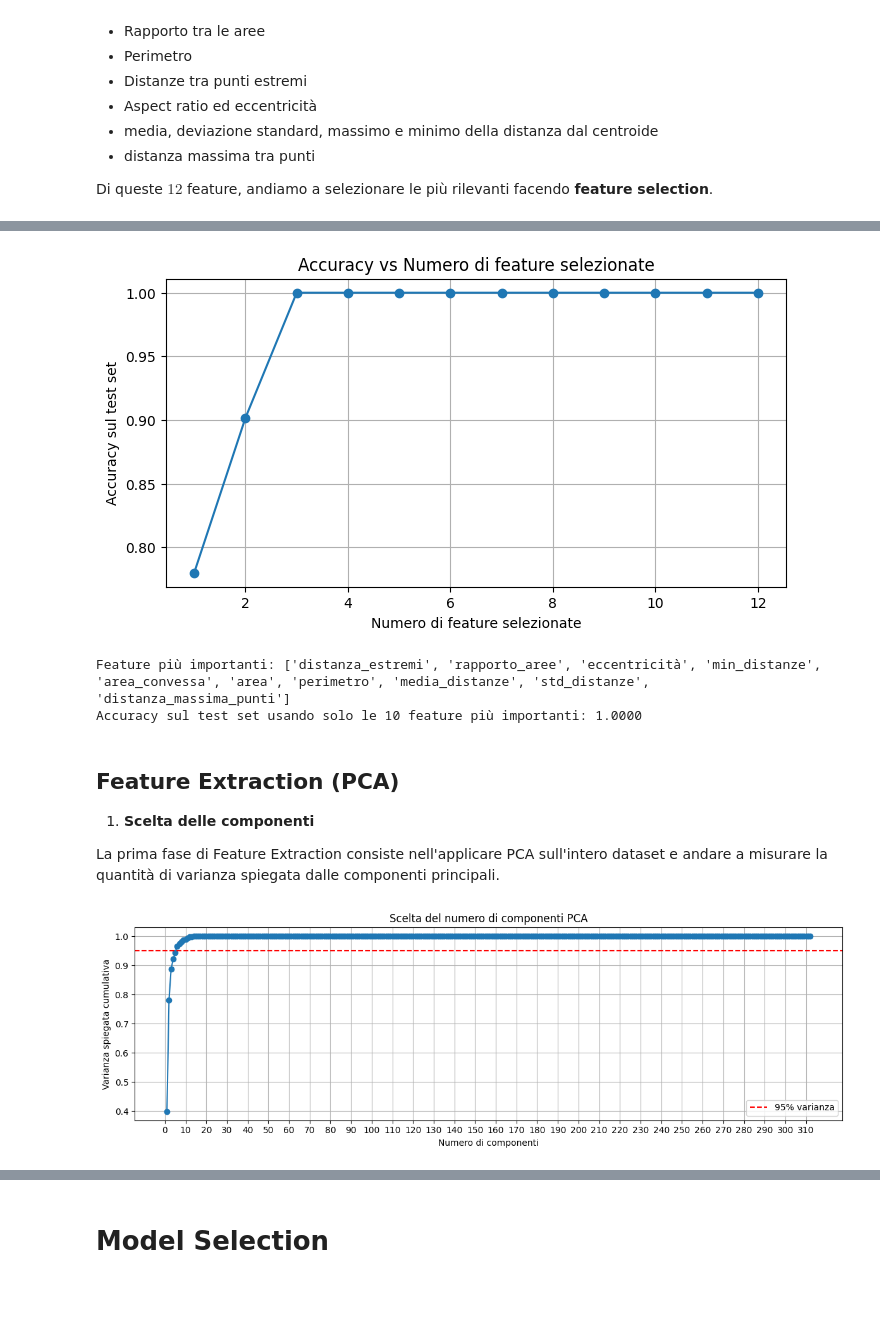
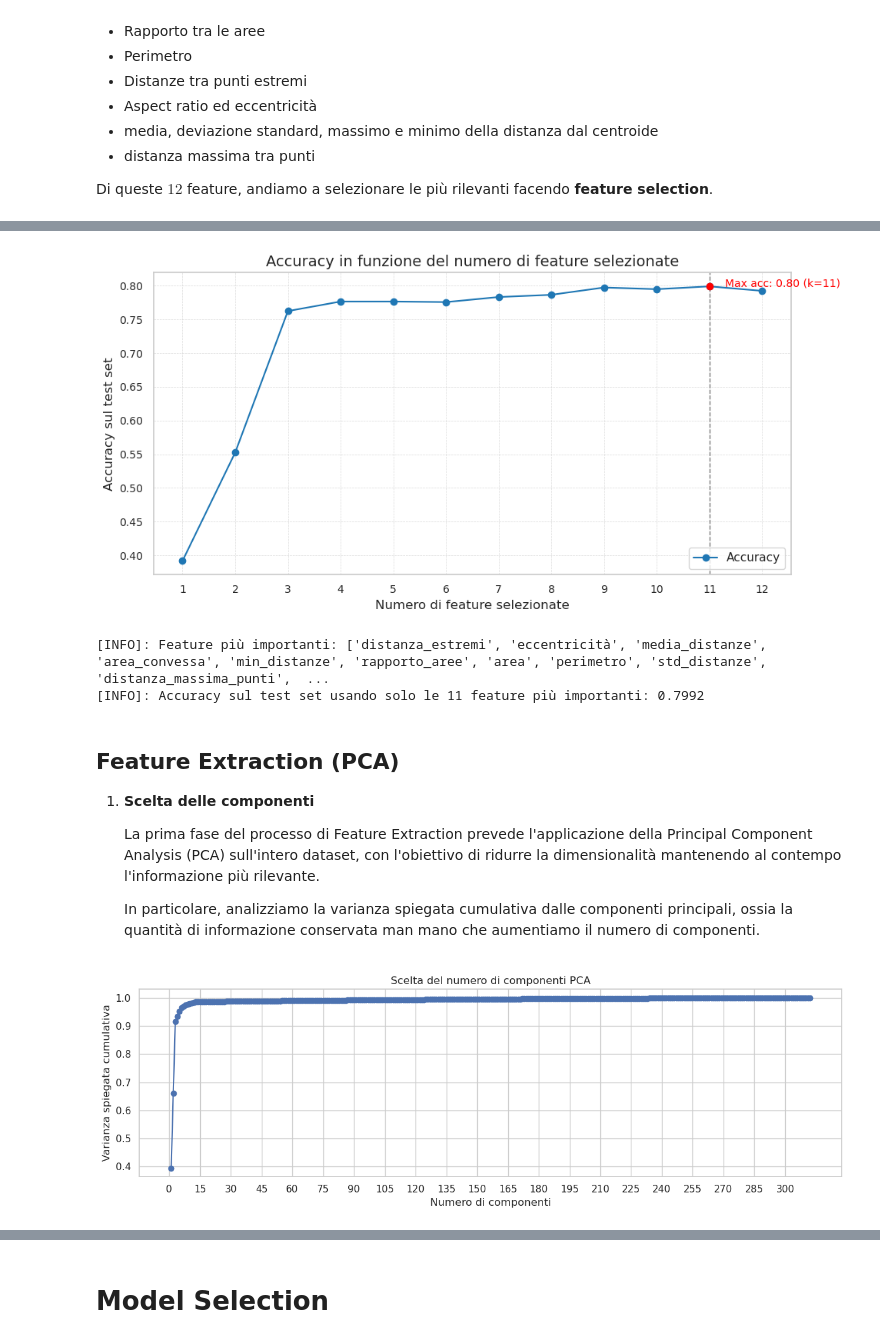
Before and after one commit to IonutZbir/University, a Jupyter notebook: Terzo_Anno/DataMining/esame/riconoscimento_forme_finale.ipynb, the cells around one changed output, grey strips where cells are left out. Saved outputs shown, nothing was run; the diff lists cells and outputs as text; code cells hidden in the pictures; blank space fills up the shorter version.

```diff
--- a/Terzo_Anno/DataMining/esame/riconoscimento_forme_finale.ipynb
+++ b/Terzo_Anno/DataMining/esame/riconoscimento_forme_finale.ipynb
@@ -711,7 +677,7 @@ def ottieni_features(X, distanze=False, points=False):
 
     return X_f
 # %%
-RUMORE = 0
+RUMORE = 0.7
 PUNTI = 100
 FORME = 1000
 X, y = genera_campioni(n_shapes=FORME, n_punti=PUNTI, rumore_std_bound=RUMORE)
@@ -783,33 +788,53 @@ Adesso, una volta calcolata l'importanza di ciascuna feature, prendiamo quelle c
 # %%
 idx_sorted = np.argsort(importanze_medie)[::-1]  # indici delle feature ordinate per importanza decrescente
 
 accuracies = []
 feature_range = range(1, len(feature_names) + 1)
 for k in feature_range:
     X_f_k = X_selection[:, idx_sorted[:k]]
     X_train_k, X_test_k, y_train_k, y_test_k = train_test_split(X_f_k, y, test_size=0.3, random_state=42, stratify=y)
     clf_k = RandomForestClassifier(random_state=42)
     clf_k.fit(X_train_k, y_train_k)
     y_pred_k = clf_k.predict(X_test_k)
     acc_k = accuracy_score(y_test_k, y_pred_k)
     accuracies.append(acc_k)
 
-plt.figure(figsize=(8, 4))
-plt.plot(feature_range, accuracies, marker='o')
-plt.xlabel('Numero di feature selezionate')
-plt.ylabel('Accuracy sul test set')
-plt.title('Accuracy vs Numero di feature selezionate')
-plt.grid(True)
+plt.figure(figsize=(10, 5))
+plt.plot(feature_range, accuracies, marker='o', linestyle='-', color='#1f77b4', label='Accuracy')
+plt.xlabel('Numero di feature selezionate', fontsize=12)
+plt.ylabel('Accuracy sul test set', fontsize=12)
+plt.title('Accuracy in funzione del numero di feature selezionate', fontsize=14)
+
+# Aggiunta di una griglia più chiara
+plt.grid(True, which='both', linestyle='--', linewidth=0.5, alpha=0.7)
+
+# Evidenzia il punto migliore, se vuoi
+best_k = feature_range[np.argmax(accuracies)]
+best_acc = max(accuracies)
+plt.axvline(best_k, color='gray', linestyle='--', linewidth=1)
+plt.scatter(best_k, best_acc, color='red', zorder=5)
+plt.text(best_k + 0.3, best_acc, f"Max acc: {best_acc:.2f} (k={best_k})", color='red', fontsize=10)
+
+# Tick più leggibili
+plt.xticks(feature_range, rotation=0)
+plt.yticks(fontsize=10)
+plt.xticks(fontsize=10)
+
+# Aggiunta di una legenda, anche se è solo una linea
+plt.legend(loc='lower right')
+
+# Margini e layout
+plt.tight_layout()
 plt.show()
 # %% [output]
-[figure, old version]
+[figure, new version]
 # %%
 def seleziona_feature_custom(X, idx_sorted, k):
     return X[:, idx_sorted[:k]]
 # %%
-top_k = 10
+top_k = best_k
 feature_selezionate = [feature_names[i] for i in idx_sorted[:top_k]]
-print("Feature più importanti:", feature_selezionate)
+print("[INFO]: Feature più importanti:", feature_selezionate)
 
 X_f_selected = seleziona_feature_custom(X_selection, idx_sorted, top_k)
 
@@ -819,38 +844,38 @@ clf_sel = RandomForestClassifier(random_state=42)
 clf_sel.fit(X_train_sel, y_train_sel)
 y_pred_sel = clf_sel.predict(X_test_sel)
 acc_sel = accuracy_score(y_test_sel, y_pred_sel)
-print(f"Accuracy sul test set usando solo le {top_k} feature più importanti: {acc_sel:.4f}")
+print(f"[INFO]: Accuracy sul test set usando solo le {top_k} feature più importanti: {acc_sel:.4f}")
 # %% [output]
-Feature più importanti: ['distanza_estremi', 'rapporto_aree', 'eccentricità', 'min_distanze', 'area_convessa', 'area', 'perimetro', 'media_distanze', 'std_distanze', 'distanza_massima_punti']
-Accuracy sul test set usando solo le 10 feature più importanti: 1.0000
+[INFO]: Feature più importanti: ['distanza_estremi', 'eccentricità', 'media_distanze', 'area_convessa', 'min_distanze', 'rapporto_aree', 'area', 'perimetro', 'std_distanze', 'distanza_massima_punti',  ...
+[INFO]: Accuracy sul test set usando solo le 11 feature più importanti: 0.7992
 # %% [markdown]
 ## Feature Extraction (PCA)
 
 1. **Scelta delle componenti**
 
-La prima fase di Feature Extraction consiste nell'applicare PCA sull'intero dataset e andare a misurare la quantità di varianza spiegata dalle componenti principali.
+    La prima fase del processo di Feature Extraction prevede l'applicazione della Principal Component Analysis (PCA) sull'intero dataset, con l'obiettivo di ridurre la dimensionalità mantenendo al contempo l'informazione più rilevante.
+
+    In particolare, analizziamo la varianza spiegata cumulativa dalle componenti principali, ossia la quantità di informazione conservata man mano che aumentiamo il numero di componenti.
 # %%
 X_extraction = ottieni_features(X, distanze=True, points=True)
-
+X_train, X_test, y_train_pca, y_test_pca = train_test_split(X_extraction, y, test_size=0.3, random_state=42, stratify=y)
 pca = PCA(svd_solver="randomized", whiten=True)
-pca.fit(X_extraction)
+pca.fit(X_train)
 
 # Varianza spiegata cumulativa
 varianza_cumulativa = np.cumsum(pca.explained_variance_ratio_)
 
 plt.figure(figsize=(12, 4))
 plt.plot(range(1, len(varianza_cumulativa)+1), varianza_cumulativa, marker='o')
-plt.axhline(y=0.95, color='r', linestyle='--', label='95% varianza')
 plt.xlabel("Numero di componenti")
 plt.ylabel("Varianza spiegata cumulativa")
 plt.title("Scelta del numero di componenti PCA")
 plt.grid(True)
-plt.legend()
-plt.xticks(ticks=np.arange(0, len(varianza_cumulativa) + 1, 10))
+plt.xticks(ticks=np.arange(0, len(varianza_cumulativa) + 1, 15))
 plt.tight_layout()
 plt.show()
 # %% [output]
-[figure, old version]
+[figure, new version]
 # %% [markdown]
 2. **Addestramente modello finale**
 
```
Also changed, not shown: parts of 59 cells of this notebook, 24 other files.
